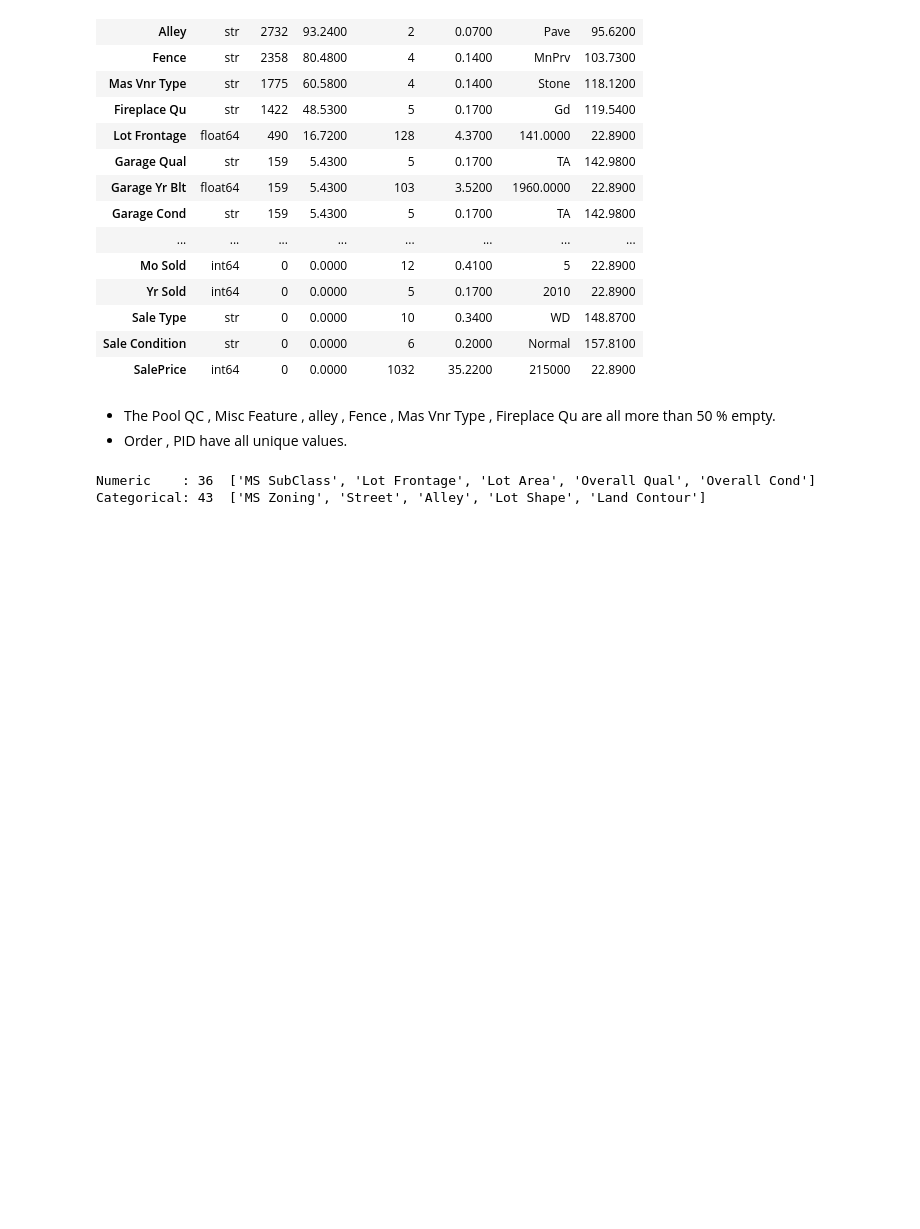
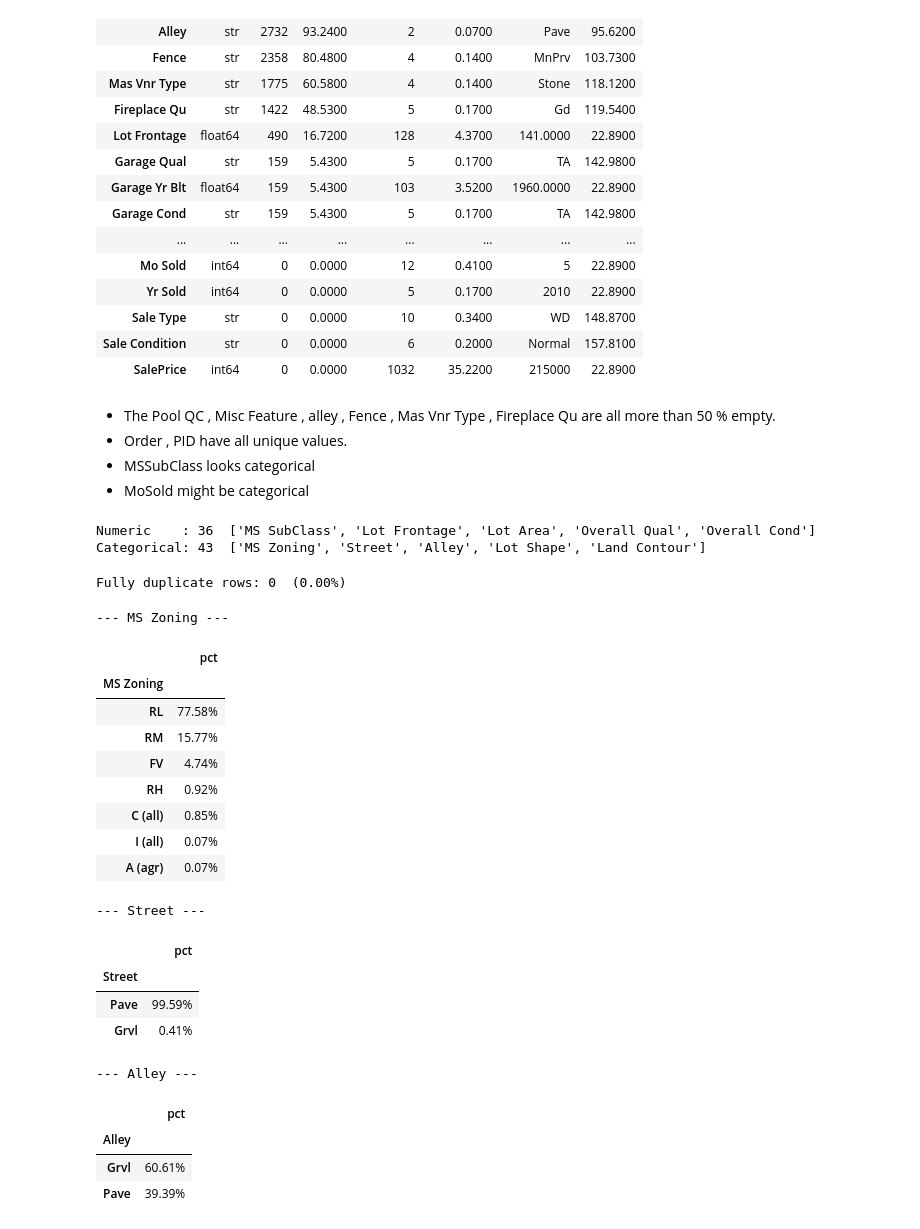
Before and after one commit to ViShEsHK2412/macro-pricer, a Jupyter notebook: notebooks/first.ipynb, the cells around one changed output. Drawn from its saved outputs; the diff is of its cells as text; code cells hidden in the pictures; blank space fills up the shorter version.

Commit message:
Add categorical feature analysis and report on unique values and missing data

```diff
--- a/notebooks/first.ipynb
+++ b/notebooks/first.ipynb
@@ -332,6 +332,8 @@ audit
 # %% [markdown]
 - The Pool QC , Misc Feature , alley , Fence , Mas Vnr Type , Fireplace Qu are all more than 50 % empty.
 - Order , PID have all unique values.
+- MSSubClass looks categorical
+- MoSold might be categorical
 # %%
 NUM_COLS = df.select_dtypes(include = np.number).columns.drop(
     [c for c in [TARGET , *ID_COL] if c and c in df.columns] , errors = 'ignore').tolist()
@@ -345,3 +347,33 @@ print(f"Categorical: {len(CAT_COLS)}  {CAT_COLS[:5]}")
 # %% [output]
 Numeric    : 36  ['MS SubClass', 'Lot Frontage', 'Lot Area', 'Overall Qual', 'Overall Cond']
 Categorical: 43  ['MS Zoning', 'Street', 'Alley', 'Lot Shape', 'Land Contour']
+# %%
+n_dup = df.duplicated().sum()
+print(f"Fully duplicate rows: {n_dup}  ({n_dup/len(df):.2%})")
+# %% [output]
+Fully duplicate rows: 0  (0.00%)
+# %%
+for col in CAT_COLS[:3]:
+    print(f"\n--- {col} ---")
+    display(df[col].value_counts(normalize=True).head(10).to_frame("pct").style.format("{:.2%}"))
+# %% [output]
+--- MS Zoning ---
+|  | pct |
+| MS Zoning |  |
+| RL | 77.58% |
+| RM | 15.77% |
+| FV | 4.74% |
+| RH | 0.92% |
+| C (all) | 0.85% |
+| I (all) | 0.07% |
+| A (agr) | 0.07% |
+--- Street ---
+|  | pct |
+| Street |  |
+| Pave | 99.59% |
+| Grvl | 0.41% |
+--- Alley ---
+|  | pct |
+| Alley |  |
+| Grvl | 60.61% |
+| Pave | 39.39% |
```
